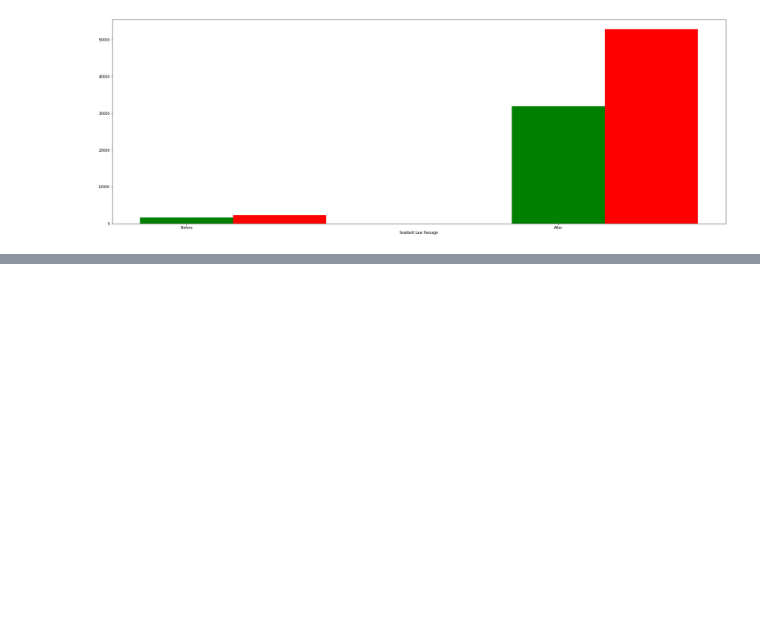
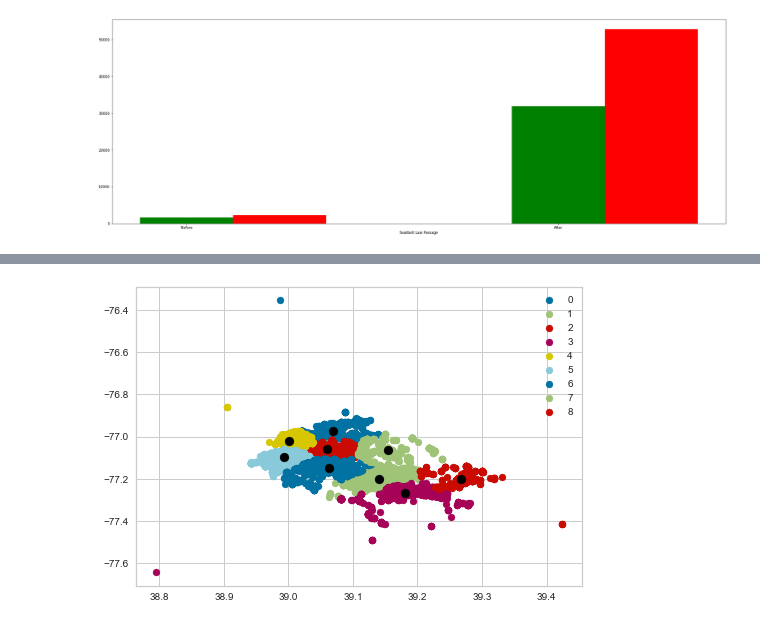
Before and after one commit to matlockhart/cs5830_final, a Jupyter notebook: data_processing.ipynb, the cells around one changed output, grey strips where cells are left out. Cells and saved outputs as stored; diff of their text form; code cells hidden in the pictures; blank space fills up the shorter version.

```diff
--- a/data_processing.ipynb
+++ b/data_processing.ipynb
@@ -234,0 +270,22 @@ ax.bar(X + 0.25, np_belts_after_adjusted, color = 'r', width = 0.25)
+# %%
+kmeans = KMeans(n_clusters=9, random_state=0)
+label = kmeans.fit_predict(geolocation[0:size,])
+
+new_geolocation = geolocation[0:size,]
+location_with_label = np.zeros((size, 3))
+
+
+for i in range(size):
+    location_with_label[i][0] = new_geolocation[i][0]
+    location_with_label[i][1] = new_geolocation[i][1]
+    location_with_label[i][2] = label[i]
+
+u_labels = np.unique(label)
+for i in u_labels:
+    filtered_label = location_with_label[location_with_label[:,2] == i]
+    plt.scatter(filtered_label[:,0] , filtered_label[:,1] , label = i)
+plt.scatter(kmeans.cluster_centers_[:,0] , kmeans.cluster_centers_[:,1] , s = 80, color = 'black')
+plt.legend()
+plt.show()
+# %% [output]
+[figure, added]
```
Also changed, not shown: parts of 3 cells of this notebook.
